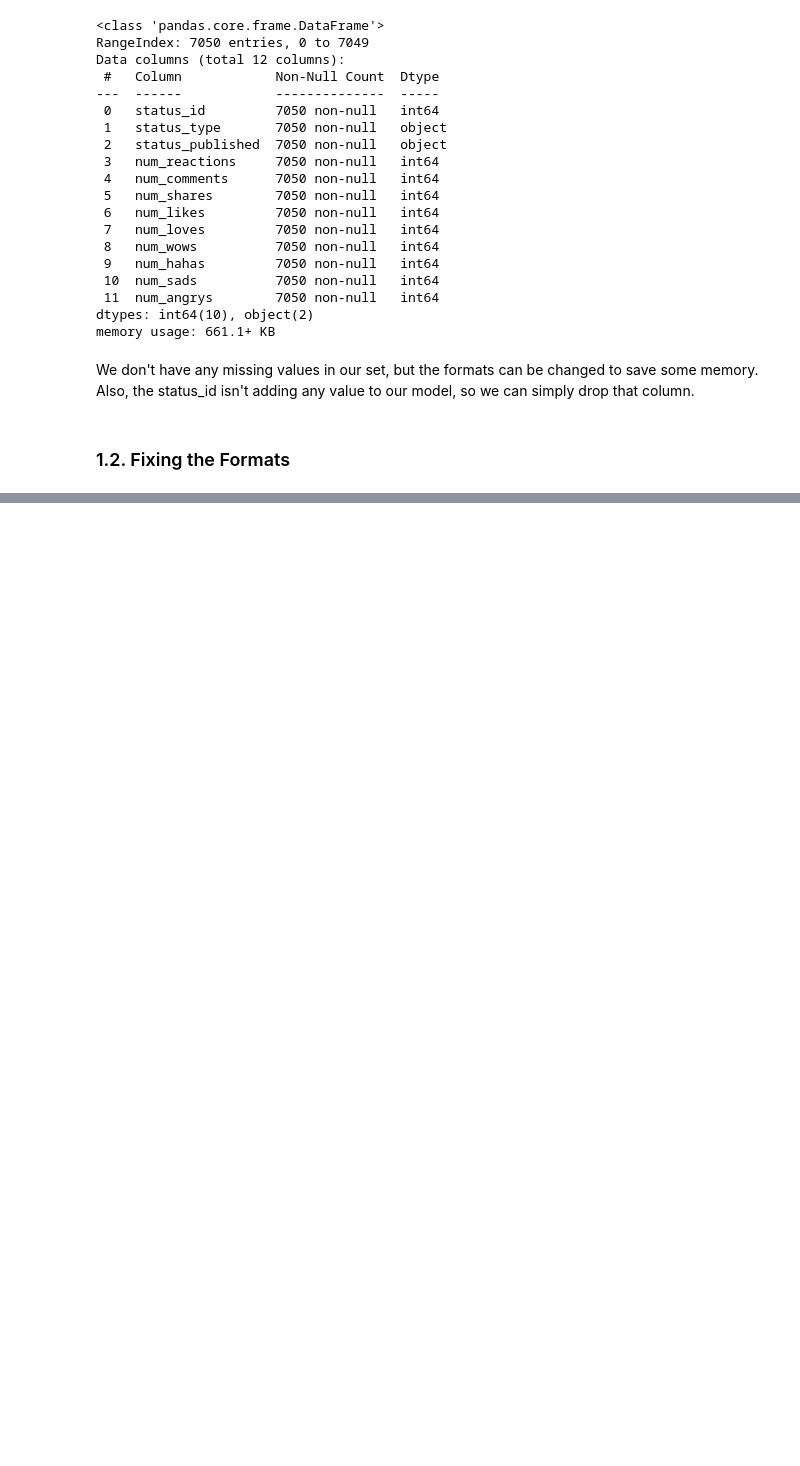
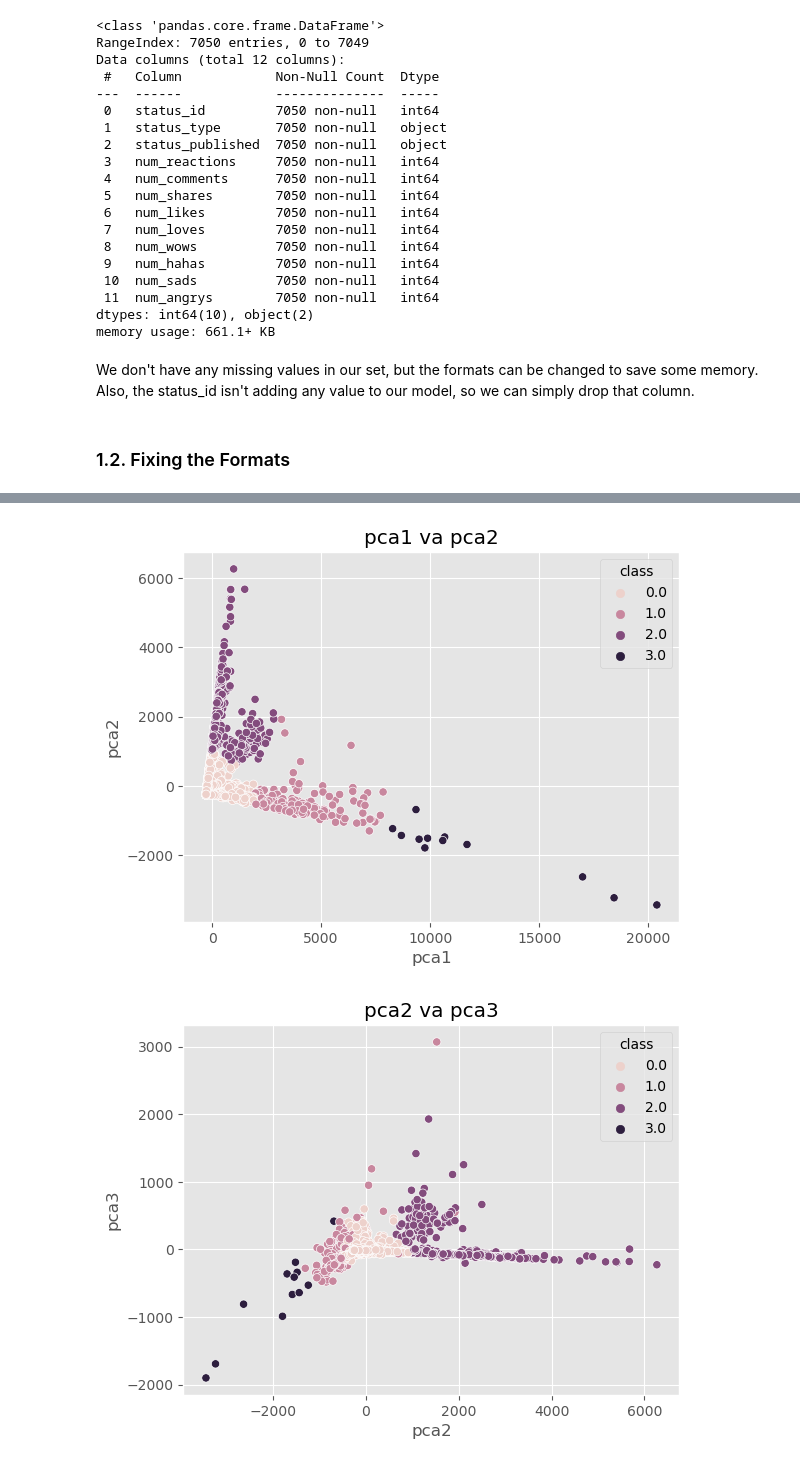
Before and after one commit to NikkiShah93/Python, a Jupyter notebook: MLProjects/UnsupervisedLearning/clustering.ipynb, the cells around one changed output, grey strips where cells are left out. Saved outputs shown, nothing was run; the diff lists cells and outputs as text; code cells hidden in the pictures; blank space fills up the shorter version.

```diff
--- a/MLProjects/UnsupervisedLearning/clustering.ipynb
+++ b/MLProjects/UnsupervisedLearning/clustering.ipynb
@@ -70,0 +181,9 @@ def data_cleaner(df, drop_cols = None):
+# %%
+km_pipe = Pipeline([('km', KMeans(random_state=RANDOM_SEED, n_clusters=4, n_init ='auto'))])
+km_pipe.fit(X_transformed)
+predictions = km_pipe.predict(X_transformed)
+# %%
+## putting the data together
+model_reduced_set = pd.DataFrame(np.hstack([X_transformed, predictions.reshape(-1,1)]),
+                                columns=['pca1','pca2','pca3', 'pca4', 'class'])
+model_reduced_set.head()
@@ -70,0 +197,16 @@ def data_cleaner(df, drop_cols = None):
+# %%
+## and plot it again
+model_col_names = model_reduced_set.columns.tolist()
+for i in range(len(model_reduced_set.columns)-1):
+    if i + 1 < len(model_reduced_set.columns)-1:
+        sns.scatterplot(x=new_col_names[i],
+                       y = new_col_names[i+1],
+                       hue = 'class',
+                       data = model_reduced_set)
+        plt.title(f'{new_col_names[i]} va {new_col_names[i+1]}')
+        plt.xlabel(new_col_names[i])
+        plt.ylabel(new_col_names[i+1])
+        plt.show();
+# %% [output]
+[figure, added]
+[figure, added]
```
Also changed, not shown: parts of 14 cells of this notebook.
